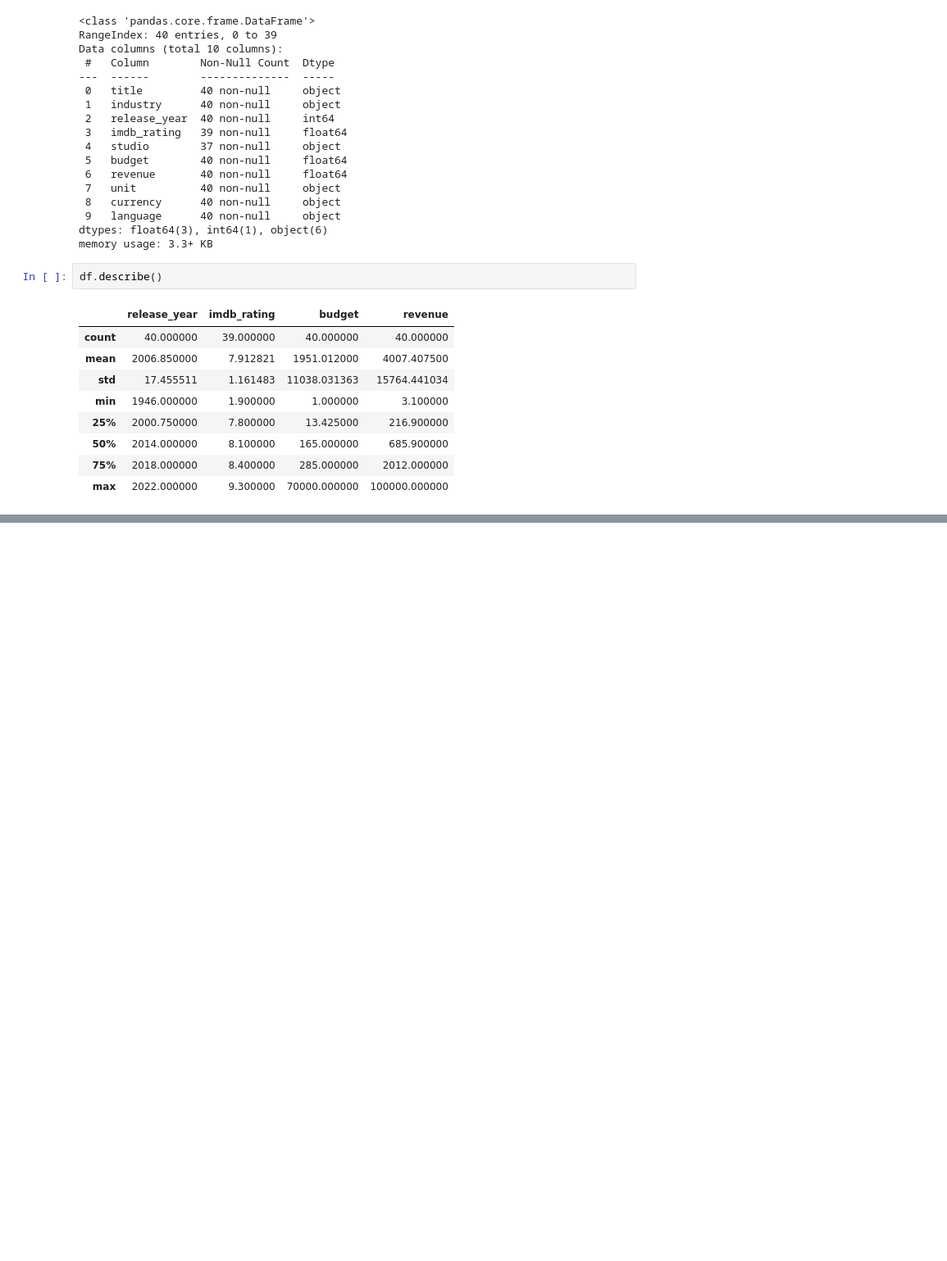
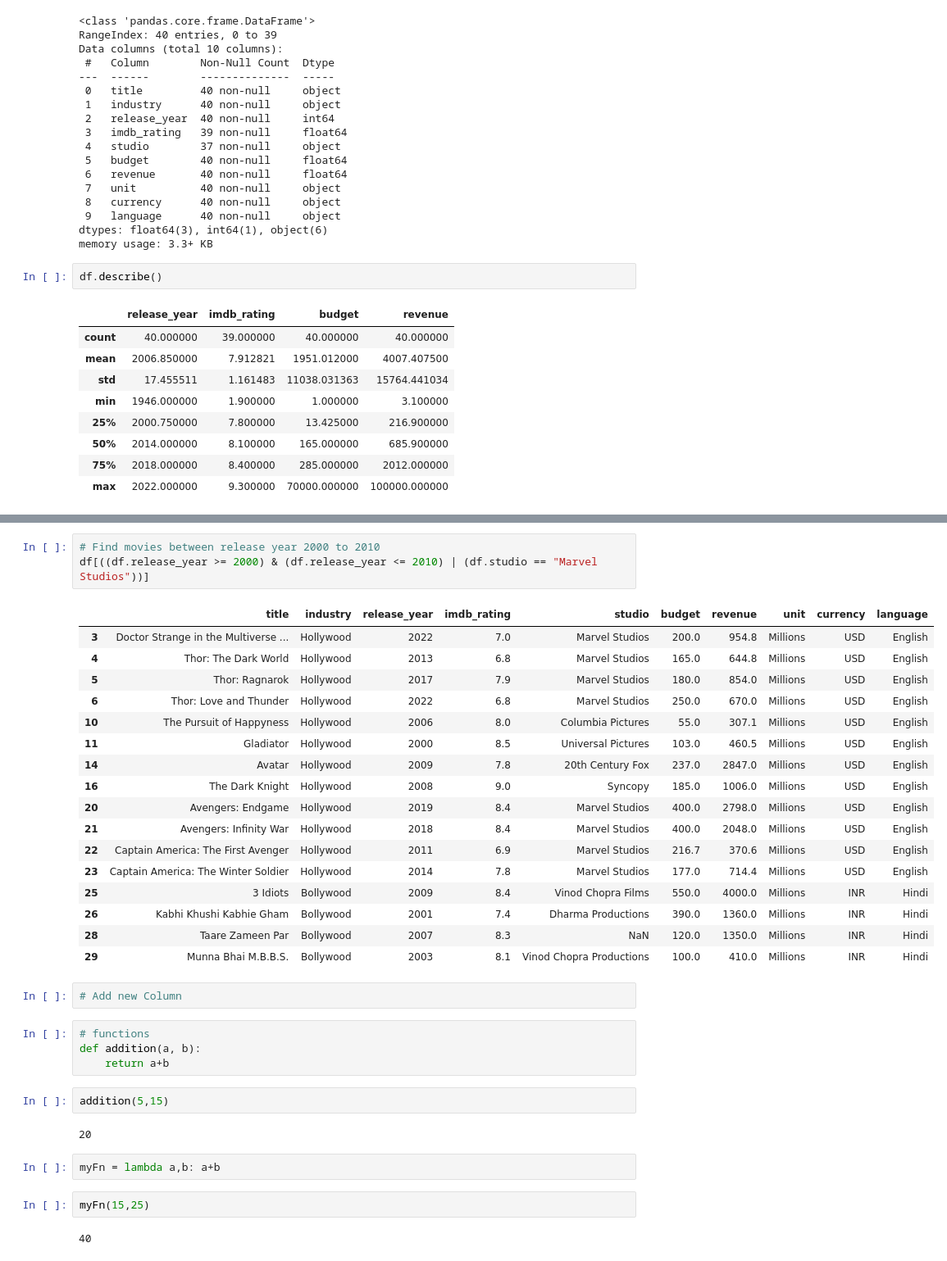
Before and after one commit to Gani25/python_weekdays_b1, a Jupyter notebook: pandas/2basics/basic operations.ipynb, the cells around one changed output, grey strips where cells are left out. Shown at 82% size. Saved outputs shown, nothing was run; the diff lists cells and outputs as text; blank space fills up the shorter version.

```diff
--- a/pandas/2basics/basic operations.ipynb
+++ b/pandas/2basics/basic operations.ipynb
@@ -122,0 +155,37 @@ df.describe()
+# %%
+# Find movies between release year 2000 to 2010
+df[((df.release_year >= 2000) & (df.release_year <= 2010) | (df.studio == "Marvel Studios"))]
+# %% [output]
+|  | title | industry | release_year | imdb_rating | studio | budget | revenue | unit | currency | language |
+| 3 | Doctor Strange in the Multiverse ... | Hollywood | 2022 | 7.0 | Marvel Studios | 200.0 | 954.8 | Millions | USD | English |
+| 4 | Thor: The Dark World | Hollywood | 2013 | 6.8 | Marvel Studios | 165.0 | 644.8 | Millions | USD | English |
+| 5 | Thor: Ragnarok | Hollywood | 2017 | 7.9 | Marvel Studios | 180.0 | 854.0 | Millions | USD | English |
+| 6 | Thor: Love and Thunder | Hollywood | 2022 | 6.8 | Marvel Studios | 250.0 | 670.0 | Millions | USD | English |
+| 10 | The Pursuit of Happyness | Hollywood | 2006 | 8.0 | Columbia Pictures | 55.0 | 307.1 | Millions | USD | English |
+| 11 | Gladiator | Hollywood | 2000 | 8.5 | Universal Pictures | 103.0 | 460.5 | Millions | USD | English |
+| 14 | Avatar | Hollywood | 2009 | 7.8 | 20th Century Fox | 237.0 | 2847.0 | Millions | USD | English |
+| 16 | The Dark Knight | Hollywood | 2008 | 9.0 | Syncopy | 185.0 | 1006.0 | Millions | USD | English |
+| 20 | Avengers: Endgame | Hollywood | 2019 | 8.4 | Marvel Studios | 400.0 | 2798.0 | Millions | USD | English |
+| 21 | Avengers: Infinity War | Hollywood | 2018 | 8.4 | Marvel Studios | 400.0 | 2048.0 | Millions | USD | English |
+| 22 | Captain America: The First Avenger | Hollywood | 2011 | 6.9 | Marvel Studios | 216.7 | 370.6 | Millions | USD | English |
+| 23 | Captain America: The Winter Soldier | Hollywood | 2014 | 7.8 | Marvel Studios | 177.0 | 714.4 | Millions | USD | English |
+| 25 | 3 Idiots | Bollywood | 2009 | 8.4 | Vinod Chopra Films | 550.0 | 4000.0 | Millions | INR | Hindi |
+| 26 | Kabhi Khushi Kabhie Gham | Bollywood | 2001 | 7.4 | Dharma Productions | 390.0 | 1360.0 | Millions | INR | Hindi |
+| 28 | Taare Zameen Par | Bollywood | 2007 | 8.3 | NaN | 120.0 | 1350.0 | Millions | INR | Hindi |
+| 29 | Munna Bhai M.B.B.S. | Bollywood | 2003 | 8.1 | Vinod Chopra Productions | 100.0 | 410.0 | Millions | INR | Hindi |
+# %%
+# Add new Column
+# %%
+# functions
+def addition(a, b):
+    return a+b
+# %%
+addition(5,15)
+# %% [output]
+20
+# %%
+myFn = lambda a,b: a+b
+# %%
+myFn(15,25)
+# %% [output]
+40
```
Also changed, not shown: parts of 9 cells of this notebook.
